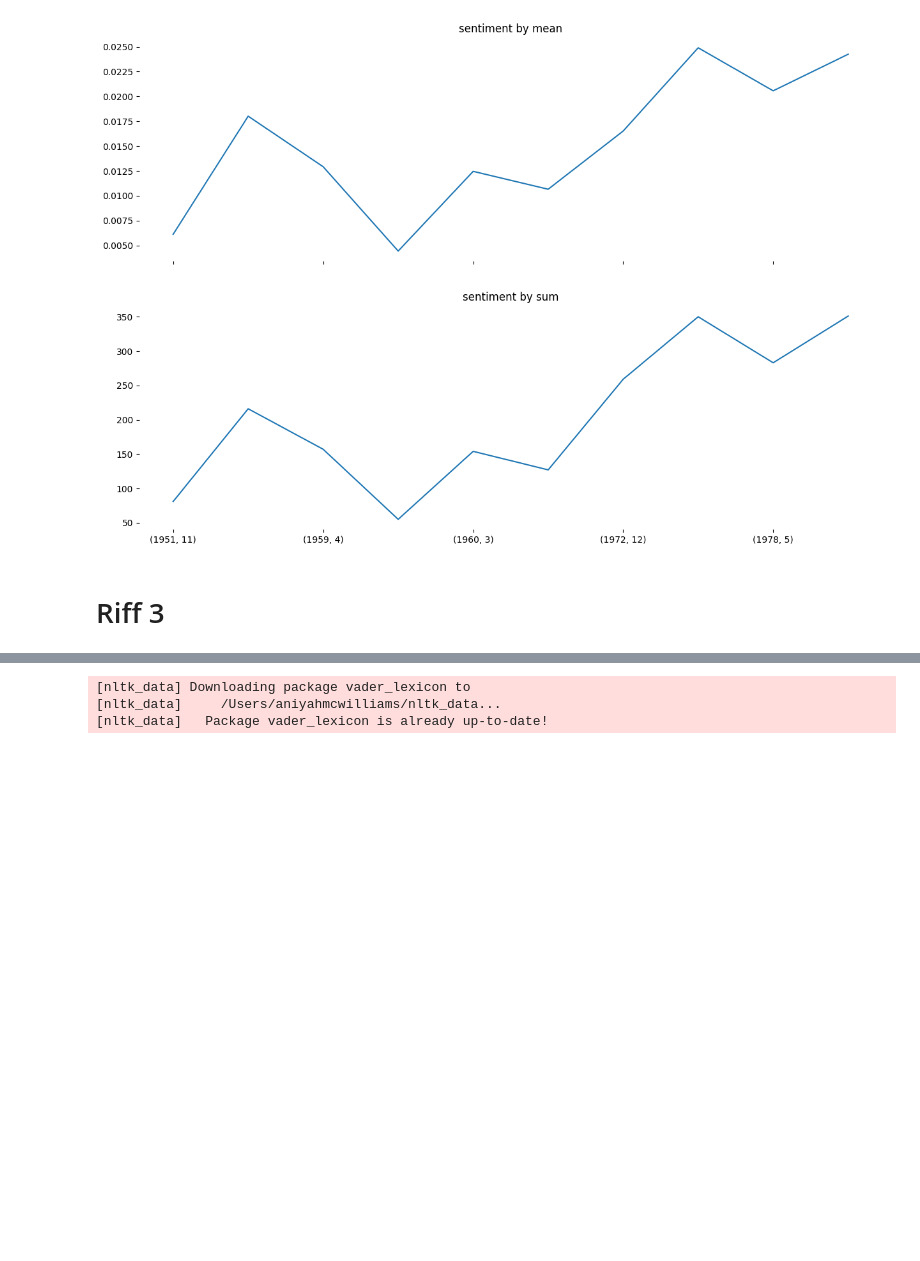
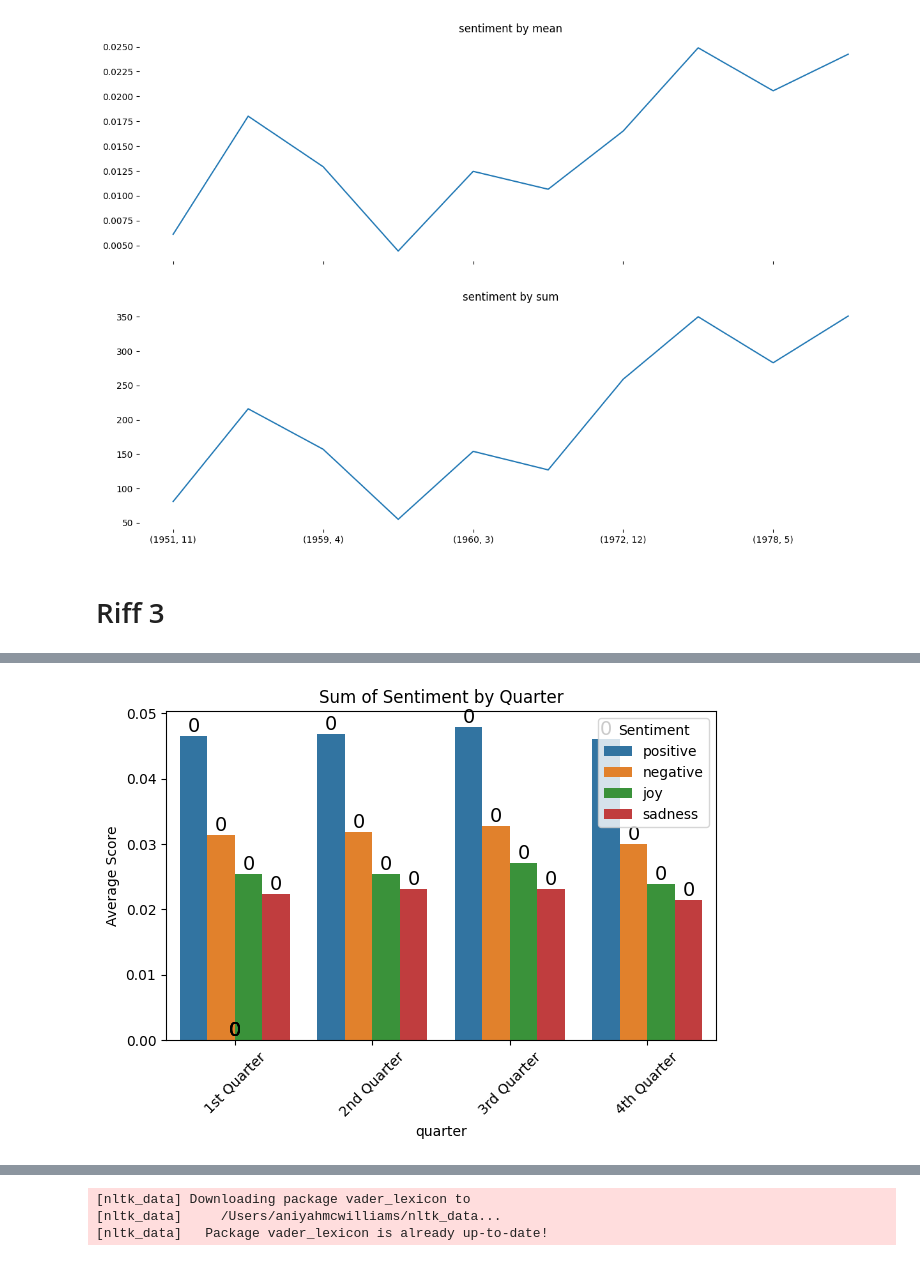
Before and after one commit to aniyahlater/ds5001_final_project, a Jupyter notebook: sentiment_analysis.ipynb, the cells around one changed output, grey strips where cells are left out. Drawn from its saved outputs; the diff is of its cells as text; code cells hidden in the pictures; blank space fills up the shorter version.

```diff
--- a/sentiment_analysis.ipynb
+++ b/sentiment_analysis.ipynb
@@ -313,0 +345,30 @@ plt.show()
+# %%
+sent_long = quarterly_sentiment.melt(
+    id_vars='quarter',
+    value_vars=['positive', 'negative', 'joy', 'sadness'],
+    var_name='sentiment',
+    value_name='score'
+)
+# %%
+myplot = sns.barplot(
+    data=sent_long,
+    x='quarter',
+    y='score',
+    hue='sentiment'
+)
+
+plt.title('Sum of Sentiment by Quarter')
+plt.ylabel('Average Score')
+plt.xticks(rotation=45)
+for rect in myplot.patches:
+    xcoor = rect.get_x() + .5*rect.get_width()
+    ycoor = rect.get_height()
+    plt.text(xcoor, ycoor, str(int(ycoor)),
+             horizontalalignment='center',
+             verticalalignment='bottom',
+             fontsize=14)
+plt.legend(title='Sentiment')
+plt.tight_layout()
+plt.show()
+# %% [output]
+[figure, added]
```
Also changed, not shown: parts of 9 cells of this notebook, 5 other files.
